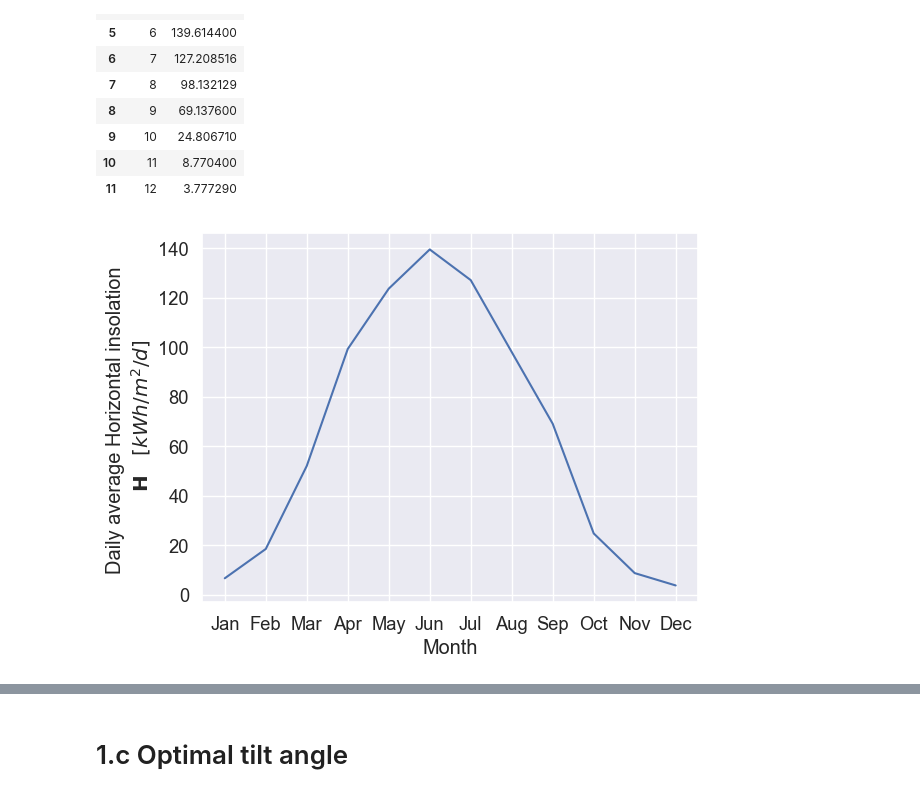
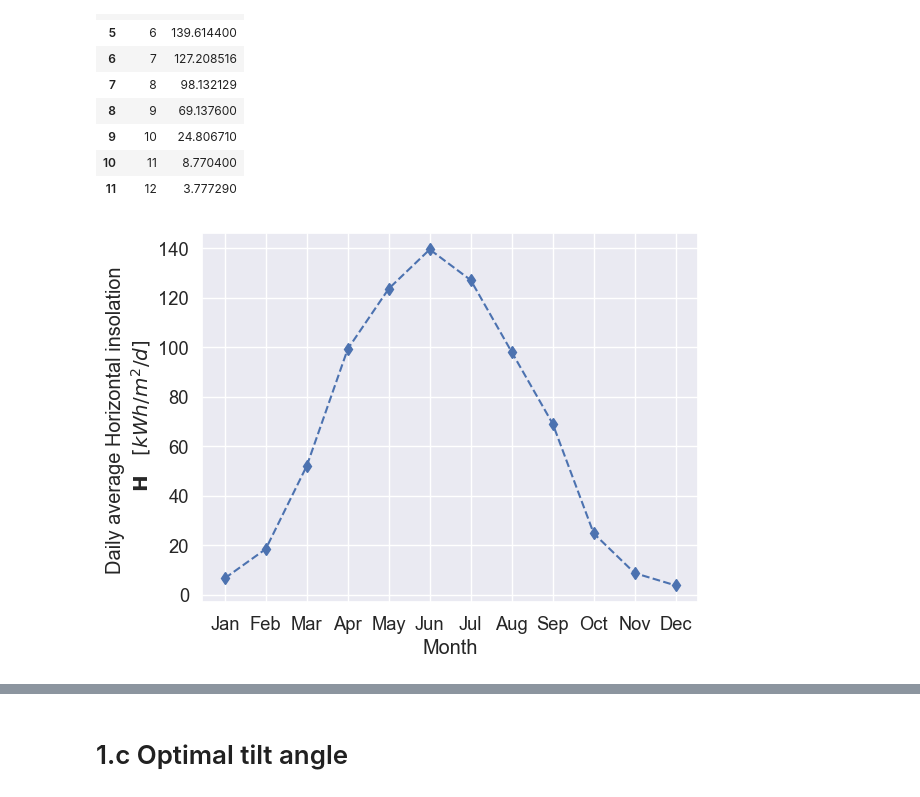
Before and after one commit to BastianValhoj/pv3, a Jupyter notebook: notebooks/bastian_part1.ipynb, the cells around one changed output, grey strips where cells are left out. Cells and saved outputs as stored; diff of their text form; code cells hidden in the pictures.

```diff
--- a/notebooks/bastian_part1.ipynb
+++ b/notebooks/bastian_part1.ipynb
@@ -64,9 +64,11 @@ New Layout:
 4 2022-01-01    0 -1.90284
 # %%
 GHI_month = data.groupby(data["Date"].dt.month)["GHI"].sum().reset_index()
+
 days_in_month = np.array([31, 28, 31, 30, 31, 30, 31, 31, 30, 31, 30, 31])
-GHI_month["GHI"] = (GHI_month["GHI"] * 24 / 1_000) / days_in_month
-GHI_month
+H_month = GHI_month.copy().drop("GHI", axis=1)
+H_month["GHI"] = (GHI_month["GHI"] * 24 / 1_000) / days_in_month
+H_month
 # %% [output]
 |  | Date | GHI |
 | 0 | 1 | 6.674323 |
@@ -83,10 +85,11 @@ GHI_month
 | 11 | 12 | 3.777290 |
 # %%
 fig, ax = plt.subplots()
-GHI_month.plot(x="Date", y="GHI", xlabel=r"Month",
+H_month.plot(x="Date", y="GHI", xlabel="Month",
+               linestyle="--", color="b", marker="d",
                ylabel="Daily average Horizontal insolation \n $\mathbf{H}\quad \\left[kWh/m^2/d\\right]$", ax=ax, legend=None)
 xtick_label = list(month_number.keys())
 ax.set_xticks(range(1,13))
 ax.set_xticklabels(xtick_label);
 # %% [output]
-[figure, old version]
+[figure, new version]
```
Also changed, not shown: parts of 4 cells of this notebook, 4 other files.
